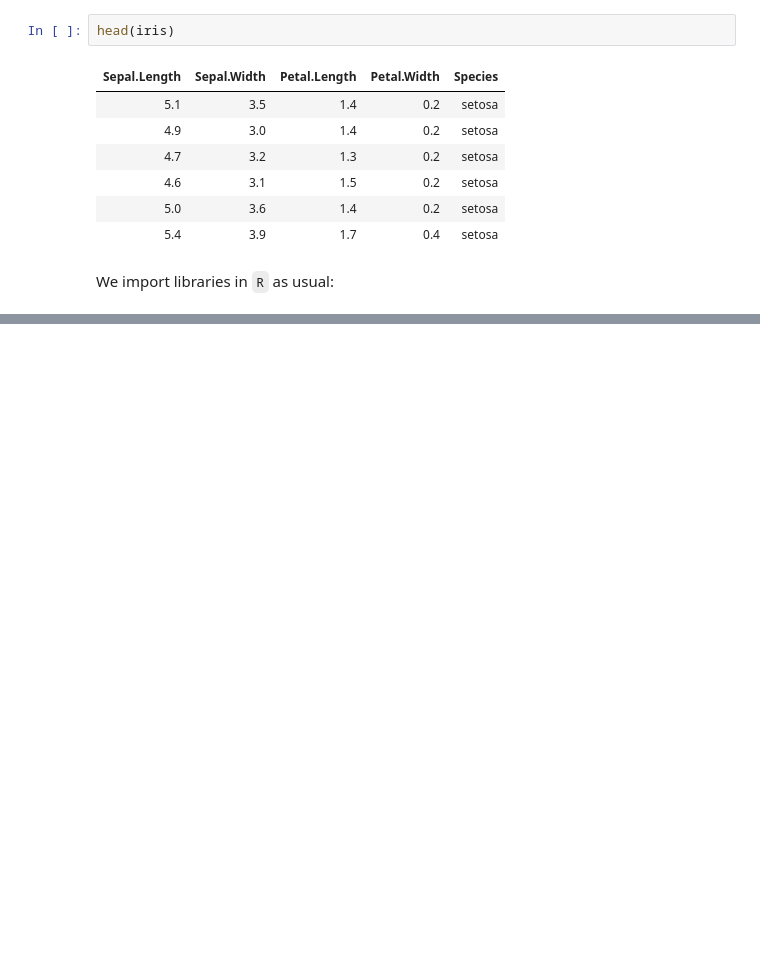
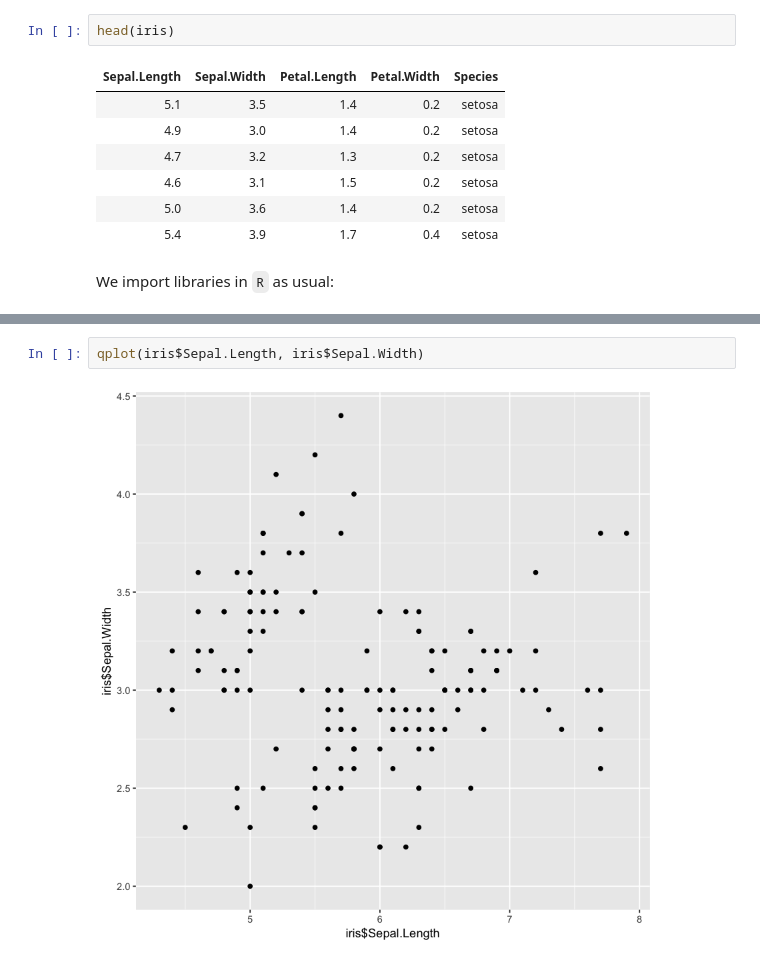
Before and after one commit to widdowquinn/jupyter_demos, a Jupyter notebook: 03-R/01-introduction.ipynb, the cells around one changed output, grey strips where cells are left out. Cells and saved outputs as stored; diff of their text form; blank space fills up the shorter version.

```diff
--- a/03-R/01-introduction.ipynb
+++ b/03-R/01-introduction.ipynb
@@ -29,0 +27,4 @@ ERROR: Error: package or namespace load failed for ‘ggplot2’ in loadNamespac
+# %%
+qplot(iris$Sepal.Length, iris$Sepal.Width)
+# %% [output]
+[figure, added]
```
Also changed, not shown: parts of 1 cell of this notebook, 4 other files.
